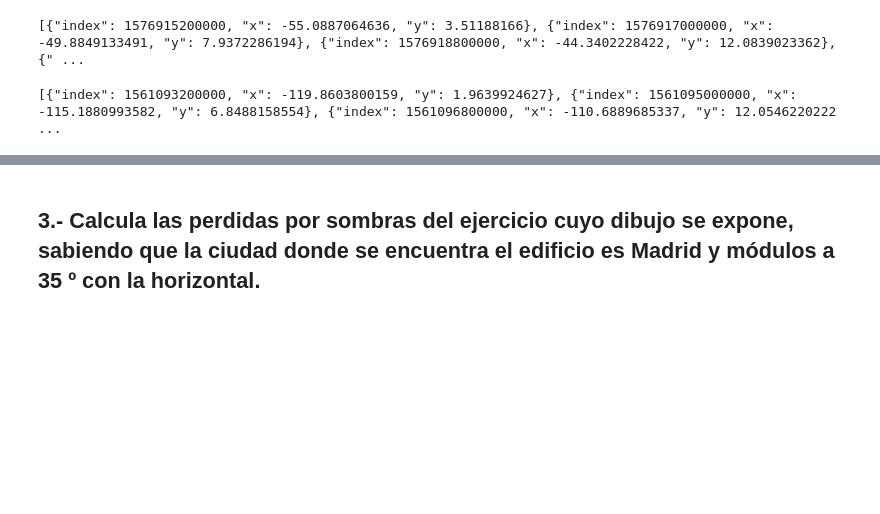
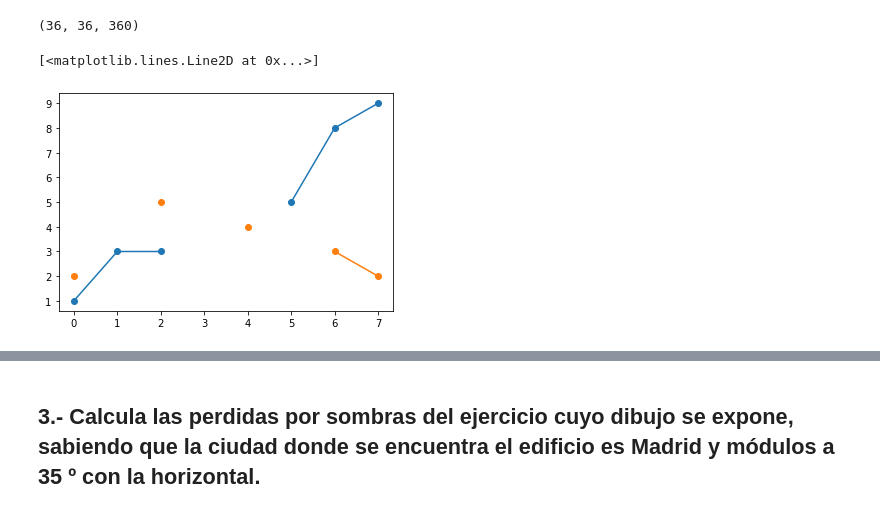
Before and after one commit to wattbucket/1kperdidassom, a Jupyter notebook: notebook.ipynb, the cells around one changed output, grey strips where cells are left out. Saved outputs shown, nothing was run; the diff lists cells and outputs as text; code cells hidden in the pictures; blank space fills up the shorter version.

```diff
--- a/notebook.ipynb
+++ b/notebook.ipynb
@@ -62,0 +236,4 @@ See the caveats in the documentation: https://pandas.pydata.org/pandas-docs/stab
+# %%
+dfi2.size,dfi1.size,ss.size
+# %% [output]
+(36, 36, 360)
@@ -63,19 +243,26 @@ See the caveats in the documentation: https://pandas.pydata.org/pandas-docs/stab
+# %%
+xs = range(8)
+series1 = [1, 3, 3, None, None, 5, 8, 9]
+series2 = [2, None, 5, None, 4, None, 3, 2]
+
+plt.plot(xs, series1, linestyle='-', marker='o')
+plt.plot(xs, series2, linestyle='-', marker='o')
+# %% [output]
+[<matplotlib.lines.Line2D at 0x...>]
+[figure, added]
 # %%
-ssi=dfi1.reset_index().to_json(orient='records')
-ssi
-parsed = json.loads(ssi)
-asi=json.dumps(parsed)
-print(asi)
+
+# #  solo para sacar los datos para meterlos en el formulario
+# ssi=dfi1.reset_index().to_json(orient='records')
+# ssi
+# parsed = json.loads(ssi)
+# asi=json.dumps(parsed)
+# # print(asi)
+# ssv=dfv1.reset_index().to_json(orient='records')
+# ssv
+# parsed = json.loads(ssv)
+# asv=json.dumps(parsed)
+# # print(asv)
-# %% [output]
-[{"index": 1576915200000, "x": -55.0887064636, "y": 3.51188166}, {"index": 1576917000000, "x": -49.8849133491, "y": 7.9372286194}, {"index": 1576918800000, "x": -44.3402228422, "y": 12.0839023362}, {" ...
-# %%
-ssv=dfv1.reset_index().to_json(orient='records')
-ssv
-parsed = json.loads(ssv)
-asv=json.dumps(parsed)
-print(asv)
-# %% [output]
-[{"index": 1561093200000, "x": -119.8603800159, "y": 1.9639924627}, {"index": 1561095000000, "x": -115.1880993582, "y": 6.8488158554}, {"index": 1561096800000, "x": -110.6889685337, "y": 12.0546220222 ...
 # %%
 # proyecto='ua92-te2-03'
 proyecto='ua92-te2-03'
```
Also changed, not shown: parts of 11 cells of this notebook, 4 other files.
